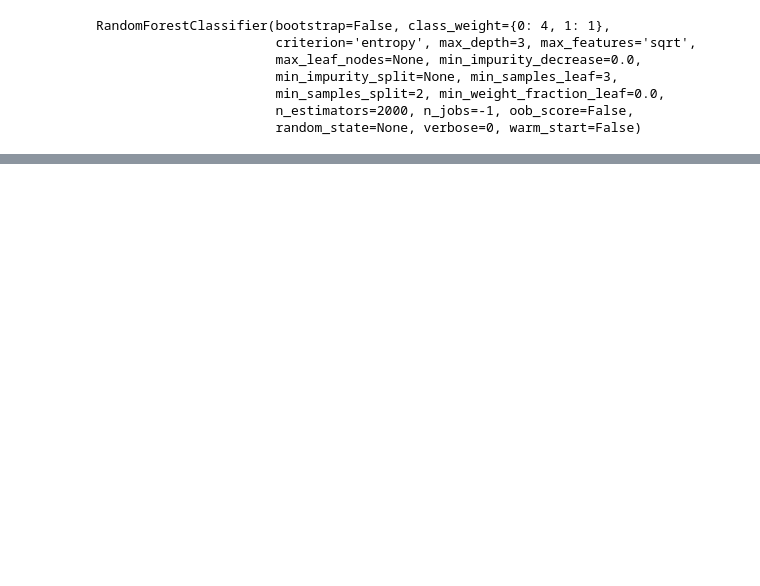
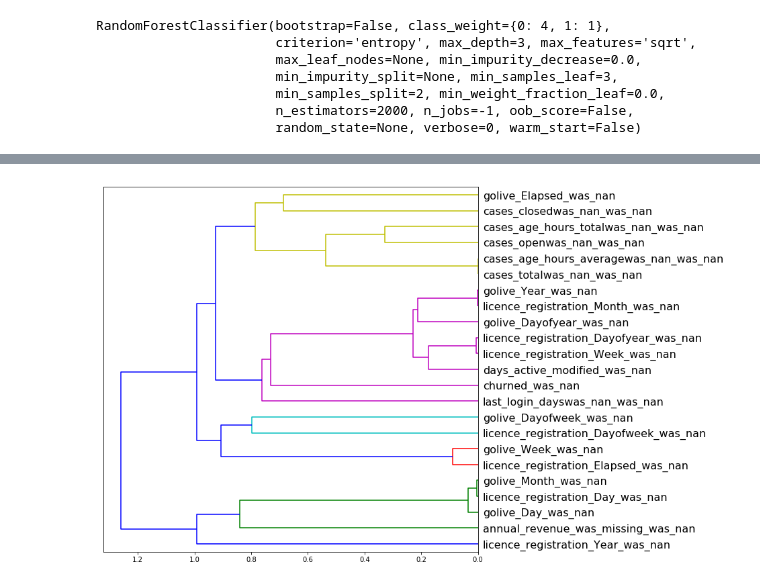
Before and after one commit to justinhennessy/100-days-of-code, a Jupyter notebook: project/churn_train.ipynb, the cells around one changed output, grey strips where cells are left out. Saved outputs shown, nothing was run; the diff lists cells and outputs as text; code cells hidden in the pictures; blank space fills up the shorter version.

```diff
--- a/project/churn_train.ipynb
+++ b/project/churn_train.ipynb
@@ -253,11 +212,14 @@ auc=0.810 ap=0.810
 # %%
-#from scipy.cluster import hierarchy as hc
-#corr = np.round(scipy.stats.spearmanr(df_keep).correlation, 4)
-#corr_condensed = hc.distance.squareform(1-corr)
-#z = hc.linkage(corr_condensed, method='average')
-#fig = plt.figure(figsize=(10,10))
-#dendrogram = hc.dendrogram(z, labels=df_trn.columns, orientation='left', leaf_font_size=16)
-#plt.show()
+from scipy.cluster import hierarchy as hc
+
+corr = np.round(scipy.stats.spearmanr(df_keep).correlation, 4)
+corr_condensed = hc.distance.squareform(1-corr)
+z = hc.linkage(corr_condensed, method='average')
+fig = plt.figure(figsize=(10,10))
+dendrogram = hc.dendrogram(z, labels=df_trn.columns, orientation='left', leaf_font_size=16)
+plt.show()
+# %% [output]
+[figure, added]
 # %%
 print("precision, recall, f1_score, accuracy, cohen_kappa_score, mean abs error")
 
```
Also changed, not shown: parts of 15 cells of this notebook, 1 other file.
